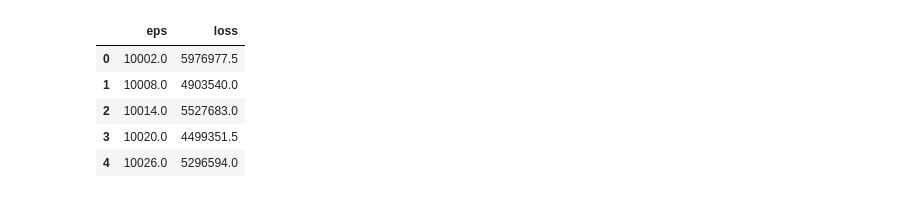
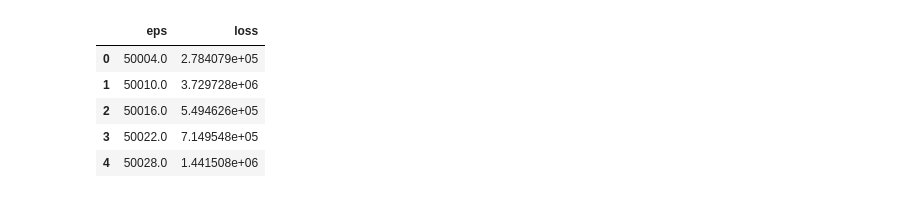
Before and after one commit to syenko/Spades, a Jupyter notebook: data_analysis/training_analysis.ipynb, the cells around one changed output. Drawn from its saved outputs; the diff is of its cells as text; code cells hidden in the pictures.

```diff
--- a/data_analysis/training_analysis.ipynb
+++ b/data_analysis/training_analysis.ipynb
@@ -1,20 +1,20 @@
 # %%
 import pandas as pd
 # %%
-SESSION = "4"
+SESSION = "2_27__12_20_41"
 folder_path = f"./training_data/{SESSION}"
 
 loss_df = pd.read_csv(f"{folder_path}/loss_out.csv", names=["eps", "loss"], header=None)
 reward_df = pd.read_csv(f"{folder_path}/reward_out.csv", names=["eps", "reward"], header=None)
 
 loss_df.head()
 # %% [output]
 |  | eps | loss |
-| 0 | 10002.0 | 5976977.5 |
-| 1 | 10008.0 | 4903540.0 |
-| 2 | 10014.0 | 5527683.0 |
-| 3 | 10020.0 | 4499351.5 |
-| 4 | 10026.0 | 5296594.0 |
+| 0 | 50004.0 | 2.784079e+05 |
+| 1 | 50010.0 | 3.729728e+06 |
+| 2 | 50016.0 | 5.494626e+05 |
+| 3 | 50022.0 | 7.149548e+05 |
+| 4 | 50028.0 | 1.441508e+06 |
 # %%
 loss_df.plot(x="eps", y="loss")
 # %% [output]
```
Also changed, not shown: parts of 3 cells of this notebook, 3 other files.
